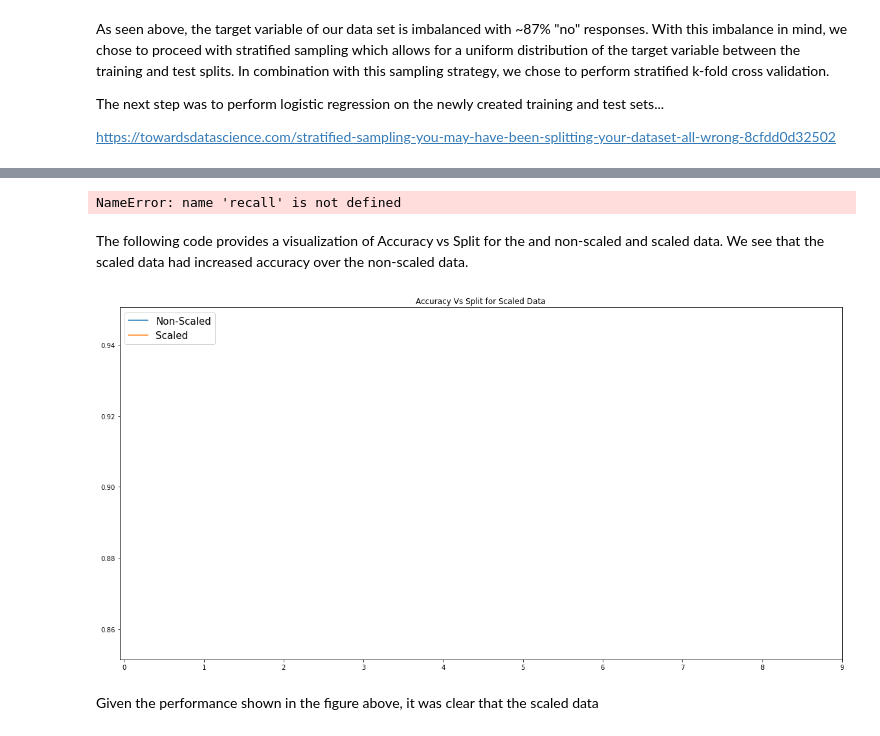
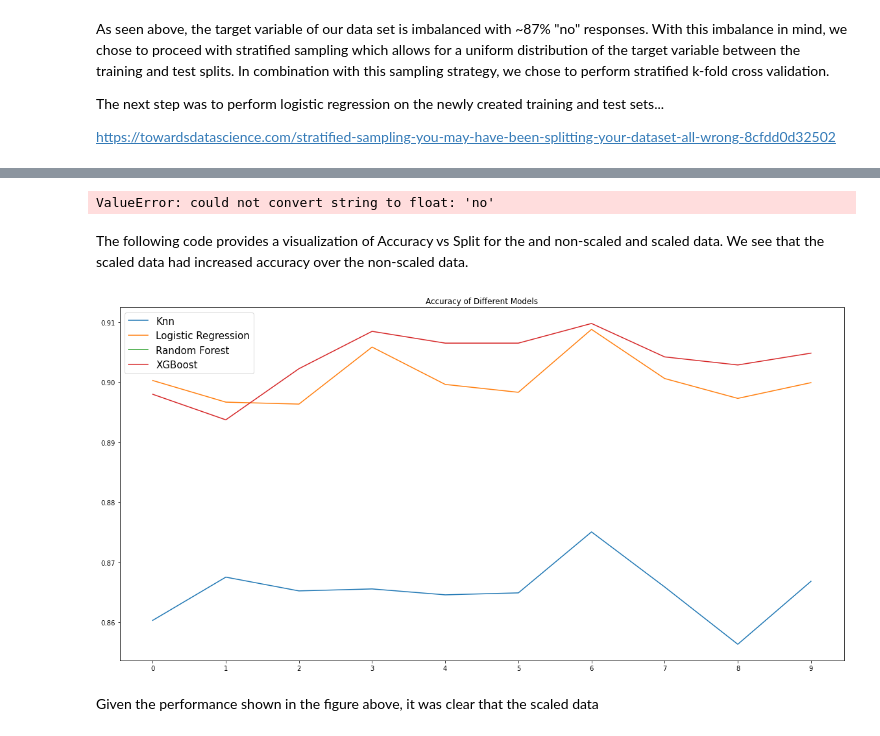
Before and after one commit to ChadKwong/DDSMachineLearning1, a Jupyter notebook: Lab 2/Lab 2.ipynb, the cells around one changed output, grey strips where cells are left out. Drawn from its saved outputs; the diff is of its cells as text; code cells hidden in the pictures.

```diff
--- a/Lab 2/Lab 2.ipynb
+++ b/Lab 2/Lab 2.ipynb
@@ -294,60 +312,83 @@ https://towardsdatascience.com/stratified-sampling-you-may-have-been-splitting-y
 randomState = 777
 splits = 10
 cvStrat = StratifiedKFold(n_splits= splits, shuffle = True, random_state = randomState)
+
 lrClf = LogisticRegression(random_state=randomState)
-lrClfScaled = LogisticRegression(random_state=randomState)
+knn = KNeighborsClassifier(n_neighbors = 1)
+rf = RandomForestClassifier(random_state=randomState)
+xgb = XGBClassifier(random_state=randomState, eval_metric='logloss')
 
 y = bankData2['y']
 y = y.ravel()
 
-accs = []
-recalls = []
-recallsScaled = []
-precisions = []
-precisionsScaled = []
-accsScaled = []
+lrAccs = []
+knnAccs = []
+rfAccs = []
+xgbAccs = []
 
 labels = ['no', 'yes']
 
 for trainIndices, testIndices in cvStrat.split(xVal,y):
     xTrain = xVal[trainIndices]
     yTrain = y[trainIndices]
+    yTrainBin = yTrain
+    yTrainBin = (yTrainBin=='yes').astype(int)
 
     xTest = xVal[testIndices]
     yTest = y[testIndices]
+    yTestBin = yTest
+    yTestBin = (yTestBin=='yes').astype(int)
 
     xTrainScaled = xScaled[trainIndices]
     xTestScaled = xScaled[testIndices]
 
-    #Non-Scaled training
-    lrClf.fit(xTrain, yTrain)
-    yHat = lrClf.predict(xTest)
-    acc = mt.accuracy_score(yTest, yHat)
-    accs.append(acc)
-    recalls.append(recall)
-    precisions.append(precision)
+    #Scaled LR training
+    lrClf.fit(xTrainScaled, yTrain)
+    yHatLR = lrClf.predict(xTestScaled)
+    lrAccs.append(mt.accuracy_score(yTest, yHatLR))
 
-    #Scaled training
-    lrClfScaled.fit(xTrainScaled, yTrain)
-    yHatScaled = lrClfScaled.predict(xTestScaled)
-    accScaled = mt.accuracy_score(yTest,yHatScaled)
-    accsScaled.append(accScaled)
+    #Scaled KNN training
+    knn.fit(xTrainScaled, yTrain)
+    yHatKnn = knn.predict(xTestScaled)
+    knnAccs.append(mt.accuracy_score(yTest,yHatKnn))
+
+    #Scaled XGBoost training
+    xgb.fit(xTrainScaled, yTrainBin)
+    yHatXgb = xgb.predict(xTestScaled)
+    xgbAccs.append(mt.accuracy_score(yTestBin, yHatXgb))
+
+    #Scaled Random Forrest Training
+    yhat = np.zeros(y.shape)
+    rf.fit(xTrainScaled, yTrainBin)
+    yhat[testIndices] = rf.predict(xTestScaled)
+    rfAccs.append(rf.score(y, yhat))
 # %% [output]
-NameError: name 'recall' is not defined
+ValueError: could not convert string to float: 'no'
 # %% [markdown]
 The following code provides a visualization of Accuracy vs Split for the and non-scaled and scaled data. We see that the scaled data had increased accuracy over the non-scaled data.
 # %%
 with warnings.catch_warnings(record=True):
-    stratAccs = pd.Series(data = accs)
     normalPlot = plt.figure(1)
-    stratAccs.plot(title = "Accuracy Vs Split for Normal Data")
-    stratAccsScaled = pd.Series(data = accsScaled)
-    stratAccsScaled.plot(title = "Accuracy Vs Split for Scaled Data")
+
+    knnAccs = pd.Series(data = knnAccs)
+    knnAccs.plot()
+
+    lrAccs = pd.Series(data = lrAccs)
+    lrAccs.plot()
+
+    rfAccs = pd.Series(data = rfAccs)
+    rfAccs.plot()
+
+    xgbAccs = pd.Series(data = xgbAccs)
+    xgbAccs.plot()
+
     plt.xticks(np.arange(0, splits, 1))
-    plt.legend(loc="upper left", labels = ['Non-Scaled', 'Scaled'], prop={'size': 15})
+    plt.title("Accuracy of Different Models")
+    plt.legend(loc="upper left", labels = ['Knn', 'Logistic Regression', 'Random Forest','XGBoost'], prop={'size': 15})
+
     normalPlot.show()
 # %% [output]
-[figure, old version]
+[figure, new version]
 # %% [markdown]
 Given the performance shown in the figure above, it was clear that the scaled data
 # %%
```
Also changed, not shown: parts of 8 cells of this notebook.
